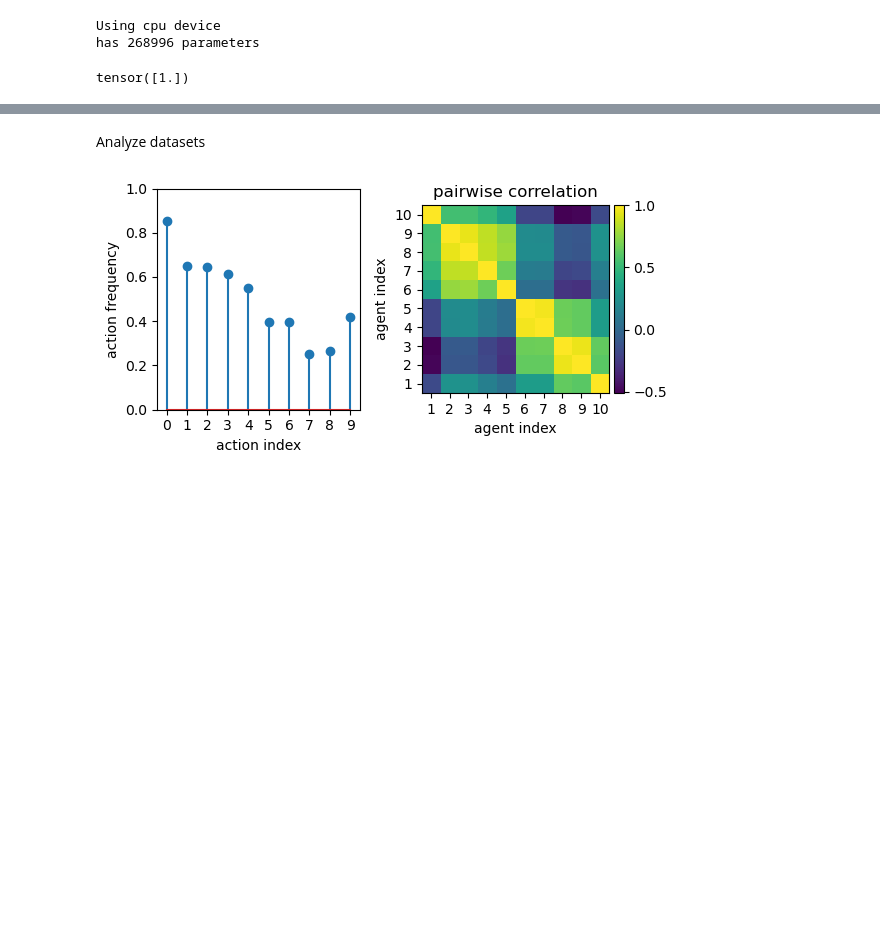
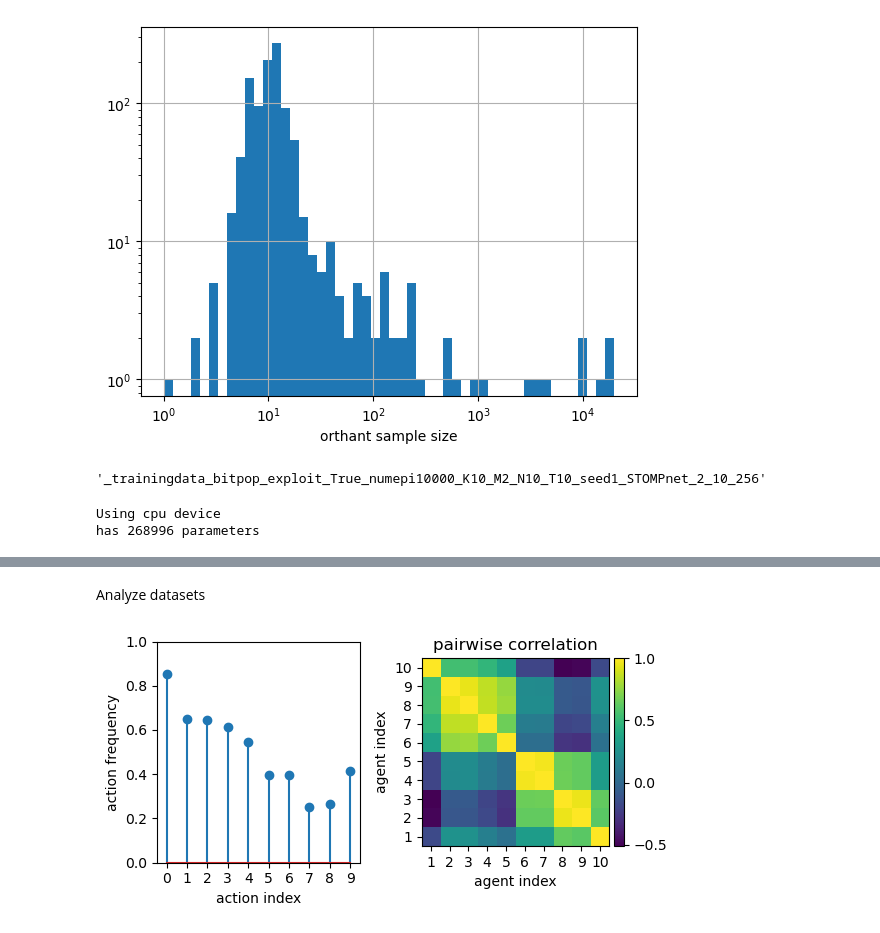
Before and after one commit to amimem/ToMM, a Jupyter notebook: trained_networks_analysis.ipynb, the cells around one changed output, grey strips where cells are left out. Saved outputs shown, nothing was run; the diff lists cells and outputs as text; code cells hidden in the pictures; blank space fills up the shorter version.

```diff
--- a/trained_networks_analysis.ipynb
+++ b/trained_networks_analysis.ipynb
@@ -21,3 +70,19 @@ model = np.load(outdir+trainedmodel_filename)
+# %%
+# plot binned states
+df = pd.DataFrame(states, columns=range(states.shape[1]))
+binned_df=(df>0.5)
+outdf=binned_df.groupby(binned_df.columns.tolist(),as_index=False).size()#/len(df)
+fig,ax=pl.subplots()
+outdf['size'].apply(np.log10).hist(bins=50,ax=ax)
+ax.set_xticklabels([r'$10^{'+x.get_text()+'}$' for x in ax.get_xticklabels()]);
+ax.set_xlabel('orthant sample size')
+ax.set_yscale('log')
+# %% [output]
+[figure, added]
+# %%
+trainedmodel_filename.split('.')[0]
+# %% [output]
+'_trainingdata_bitpop_exploit_True_numepi10000_K10_M2_N10_T10_seed1_STOMPnet_2_10_256'
 # %%
 device = "cuda" if torch.cuda.is_available() else "cpu"
 print(f"Using {device} device", flush=True)
@@ -48,7 +111,3 @@ print(f"has {sum(p.numel() for p in state_dict.values())} parameters")
 # %% [output]
 Using cpu device
 has 268996 parameters
-# %%
-torch.cat([torch.Tensor([1])])
-# %% [output]
-tensor([1.])
```
Also changed, not shown: parts of 31 cells of this notebook, 6 other files.
